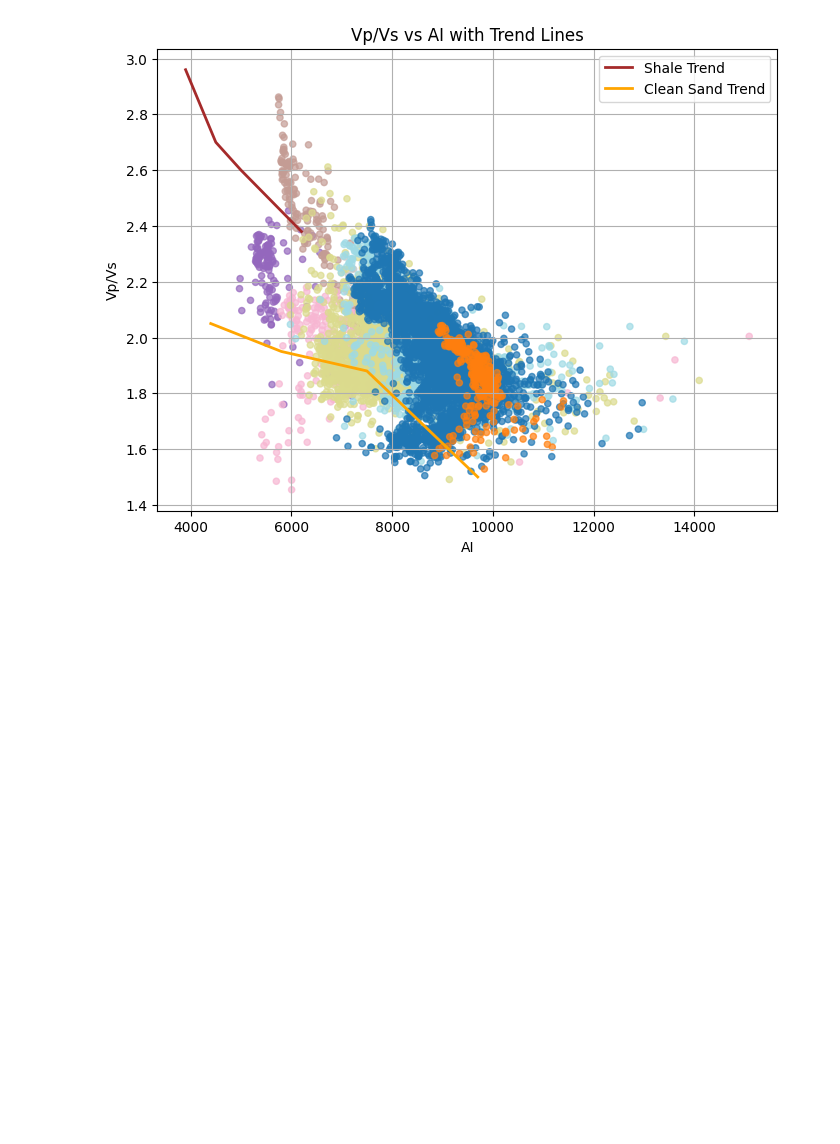
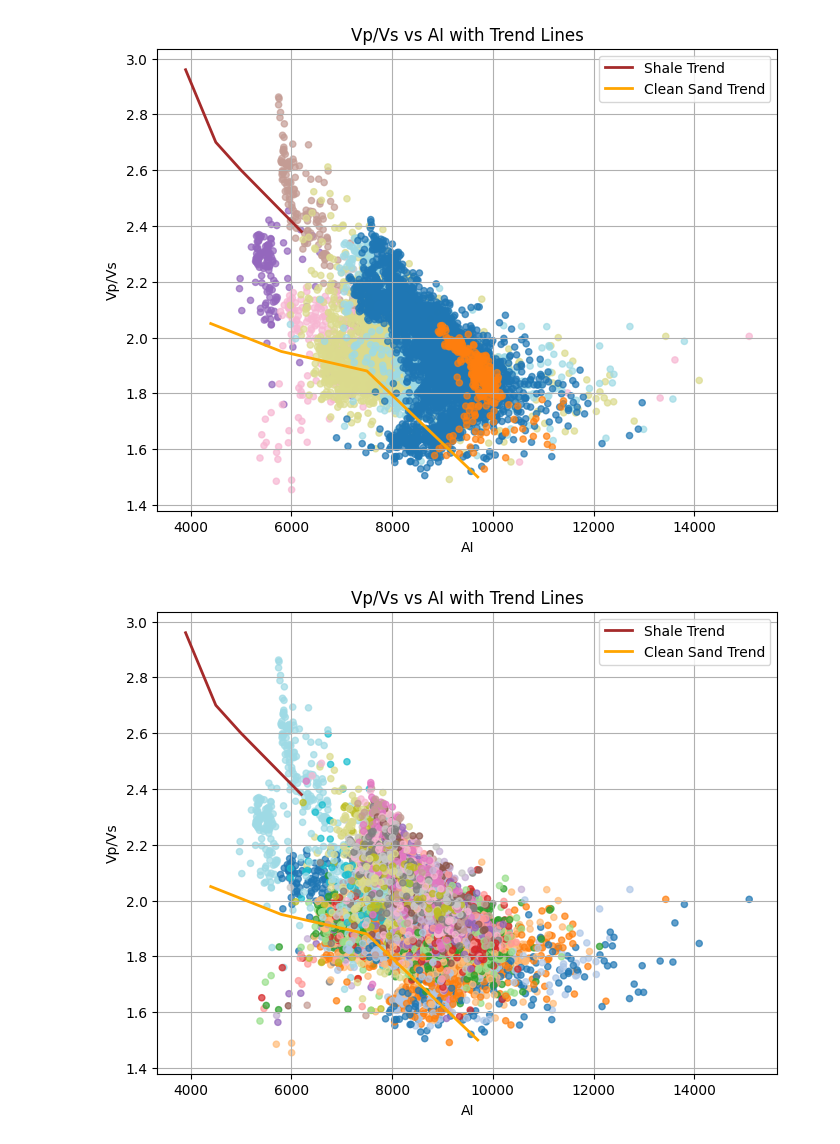
Before and after one commit to erikooooo/well_data_preprocessing, a Jupyter notebook: Rock_physics.ipynb, the cells around one changed output. Saved outputs shown, nothing was run; the diff lists cells and outputs as text; code cells hidden in the pictures; blank space fills up the shorter version.

```diff
--- a/Rock_physics.ipynb
+++ b/Rock_physics.ipynb
@@ -190,3 +190,32 @@ plt.grid(True)
 plt.show()
 # %% [output]
 [figure]
+# %%
+shale = [(3900, 2.96), (4500, 2.7), (5000, 2.6), (6200, 2.38)]
+clean_sand = [(4400, 2.05), (5800, 1.95), (7500, 1.88), (9700, 1.5)]
+
+shale_x, shale_y = zip(*shale)
+sand_x, sand_y = zip(*clean_sand)
+
+# Scatter from your dataframe
+# Assuming df_clean has columns: 'AI', 'Vp/Vs', 'Formation'
+df_clean['GR_color'] = pd.Categorical(df_clean['GR']).codes
+
+plt.figure(figsize=(8,6))
+
+# Scatter of actual data (colored by formation)
+plt.scatter(df_clean['AI'], df_clean['Vp/Vs'],
+            c=df_clean['GR_color'], cmap='tab20', s=20, alpha=0.7)
+
+# Plot trend lines (shale and sand)
+plt.plot(shale_x, shale_y, color='brown', linestyle='-', linewidth=2, label='Shale Trend')
+plt.plot(sand_x, sand_y, color='orange', linestyle='-', linewidth=2, label='Clean Sand Trend')
+
+plt.xlabel('AI')
+plt.ylabel('Vp/Vs')
+plt.title('Vp/Vs vs AI with Trend Lines')
+plt.legend()
+plt.grid(True)
+plt.show()
+# %% [output]
+[figure, added]
```
Also changed, not shown: parts of 1 cell of this notebook.
